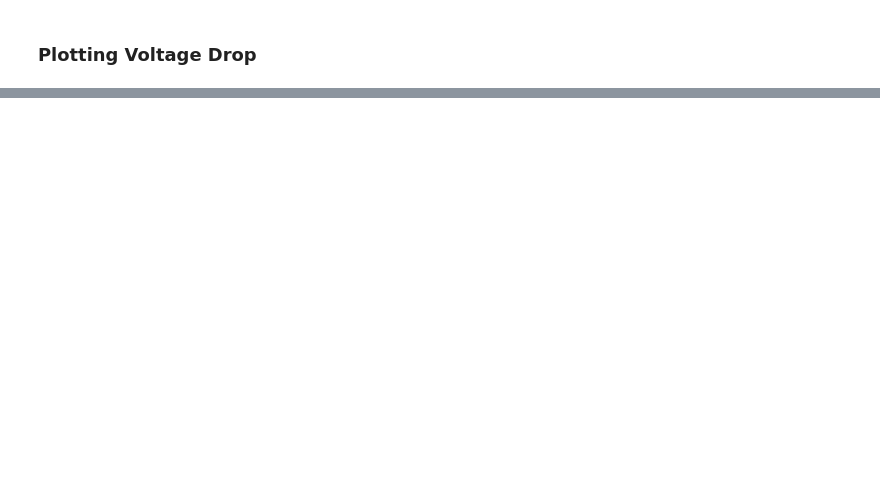
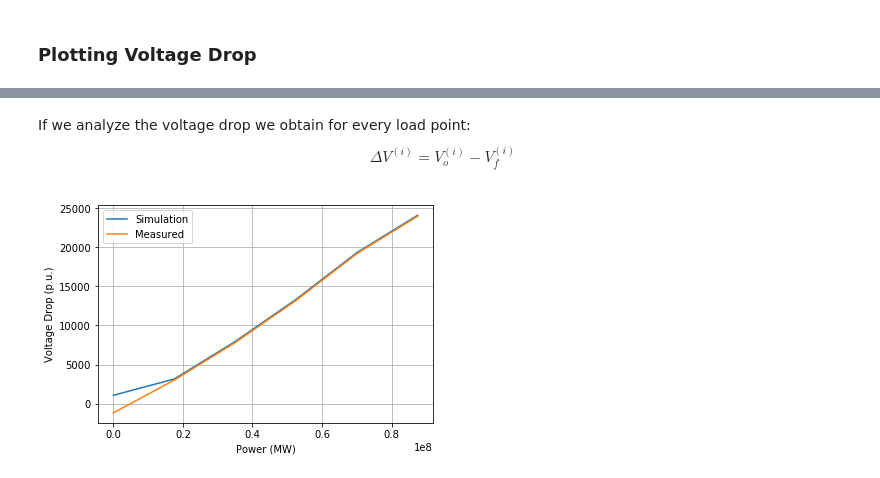
Before and after one commit to ElectricICAI/The-Challenge-of-Future-Energy-Systems, a Jupyter notebook: presentation.ipynb, the cells around one changed output, grey strips where cells are left out. Saved outputs shown, nothing was run; the diff lists cells and outputs as text; code cells hidden in the pictures; blank space fills up the shorter version.

```diff
--- a/presentation.ipynb
+++ b/presentation.ipynb
@@ -114,0 +186,6 @@ Here is the full report generated by LaTeX:
+# %%
+# Impedancia serie y admitancia paralelo
+Zs = Z/L; # Ohm/km
+Yp = Y/L; # S/km
+print(Zs)
+print(Yp)
@@ -114,0 +296,15 @@ Here is the full report generated by LaTeX:
+# %% [markdown]
+If we analyze the voltage drop we obtain for every load point:
+$$\Delta V^{(i)} = V_o^{(i)}-V_f^{(i)}$$
+# %%
+deltav = [(abs(V_inicial[i]-  V[i] ))*np.sqrt(3) for i in range(6)]
+deltav_lab = [(V_inicial[i] - V_final[i])*np.sqrt(3) for i in range(6)]
+
+plt.plot(Pot,deltav,label = 'Simulation')
+plt.plot(Pot,deltav_lab,label = 'Measured')
+plt.xlabel('Power (MW)')
+plt.ylabel('Voltage Drop (p.u.)')
+plt.legend(loc = 2)
+plt.grid(True)
+# %% [output]
+[figure, added]
```
Also changed, not shown: parts of 23 cells of this notebook.
